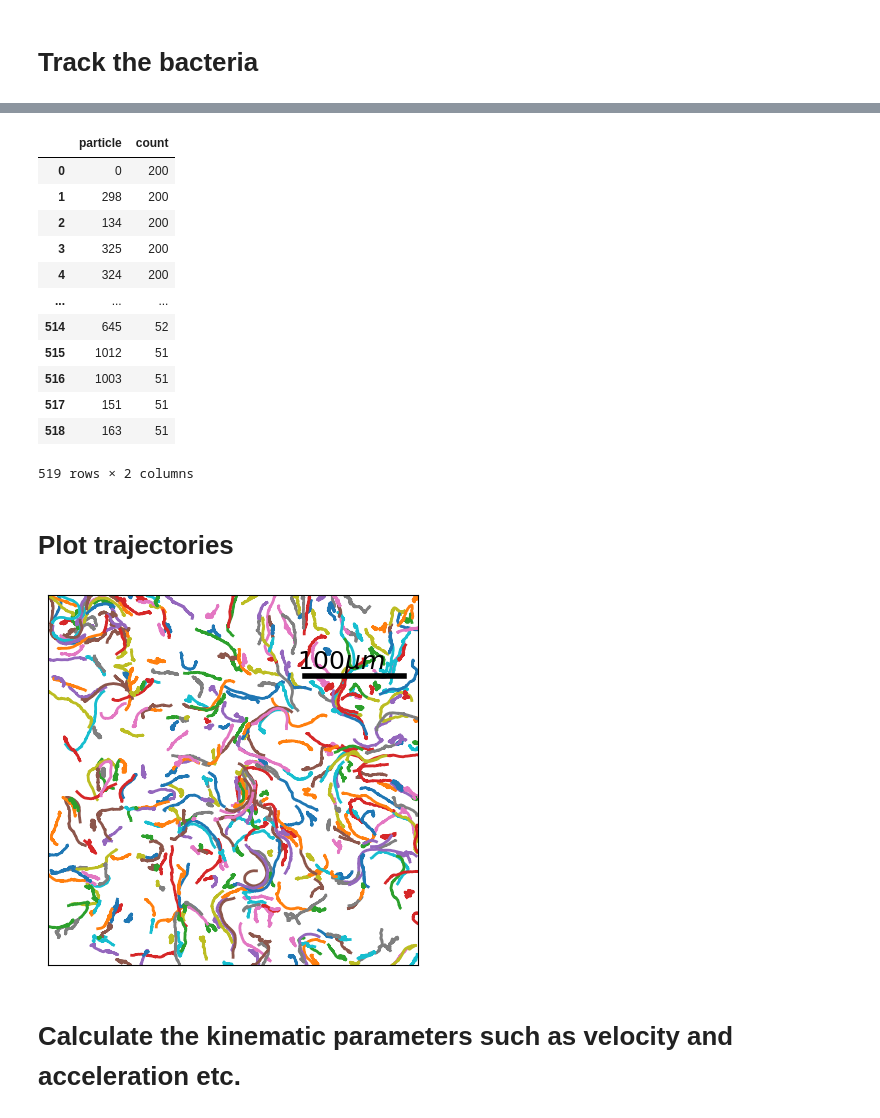
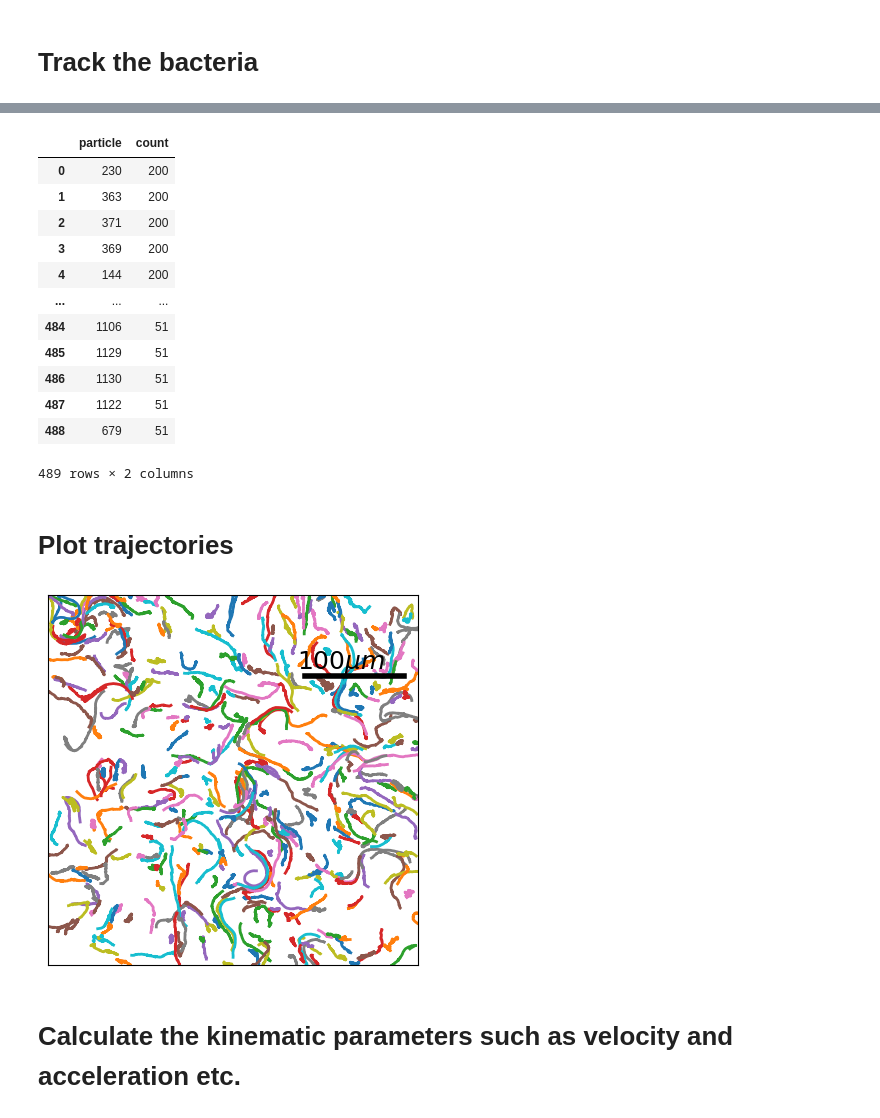
Before and after one commit to mrizaarseven98/bacteria_tracker, a Jupyter notebook: main.ipynb, the cells around one changed output, grey strips where cells are left out. Drawn from its saved outputs; the diff is of its cells as text; code cells hidden in the pictures.

```diff
--- a/main.ipynb
+++ b/main.ipynb
@@ -256,5 +18,5 @@ TiffPage 0: TypeError: read_bytes() missing 3 required positional arguments: 'dt
 # %% [markdown]
 # Fit ellipses to the contours
 # %%
-fitted_ellipses=fit_ellipses(im, show_nth_frame=101, filter_max=(20,100))
+fitted_ellipses=tb.fit_ellipses(im, show_nth_frame=10, filter_max=(8,60))
 # %% [output]
@@ -264,11 +26,11 @@ fitted_ellipses=fit_ellipses(im, show_nth_frame=101, filter_max=(20,100))
 # Format the data and plot the distribution of alignment angles
 # %%
 #format the fitted ellipses into a dataframe for tracking
-ellipses_df=format_ellipses(fitted_ellipses)
+ellipses_df=tb.format_ellipses(fitted_ellipses)
 display(ellipses_df)
 
 #For PIV analysis, we transform ellipses into single points
-ellipse_to_particle(im, file_name, ellipses_df)
+tb.ellipse_to_particle(im, file_name, ellipses_df)
 
 
 plt.hist(ellipses_df["body_angle"], bins=59, histtype='bar', ec='white')
@@ -300,6 +62,6 @@ FAST: numba is available and enabled (fast subnets and feature-finding).
 # %% [markdown]
 # Track the bacteria
 # %%
-traj_tp = track_bacteria(ellipses_df, max_search_range=10, min_search_range=2)
+traj_tp = tb.track_bacteria(ellipses_df, max_search_range=10, min_search_range=2)
 display(traj_tp)
 # %% [output]
@@ -320,25 +82,25 @@ Frame 199: 424 trajectories present.
 # %%
-filtered=filter_trajectories(traj_tp,50)
+filtered=tb.filter_trajectories(traj_tp,50)
 # %% [output]
 |  | particle | count |
-| 0 | 0 | 200 |
-| 1 | 298 | 200 |
-| 2 | 134 | 200 |
-| 3 | 325 | 200 |
-| 4 | 324 | 200 |
+| 0 | 230 | 200 |
+| 1 | 363 | 200 |
+| 2 | 371 | 200 |
+| 3 | 369 | 200 |
+| 4 | 144 | 200 |
 | ... | ... | ... |
-| 514 | 645 | 52 |
-| 515 | 1012 | 51 |
-| 516 | 1003 | 51 |
-| 517 | 151 | 51 |
-| 518 | 163 | 51 |
+| 484 | 1106 | 51 |
+| 485 | 1129 | 51 |
+| 486 | 1130 | 51 |
+| 487 | 1122 | 51 |
+| 488 | 679 | 51 |
-519 rows × 2 columns
+489 rows × 2 columns
 # %% [markdown]
 # Plot trajectories
 # %%
-plot_traj_all(filtered, imdim1=tifdim1, imdim2=tifdim2, pix_size=0.1615)
+tb.plot_traj_all(filtered, imdim1=tifdim1, imdim2=tifdim2, pix_size=0.1615)
 # %% [output]
-[figure, old version]
+[figure, new version]
 # %% [markdown]
 # Calculate the kinematic parameters such as velocity and acceleration etc.
 # %%
```
Also changed, not shown: parts of 8 cells of this notebook.
